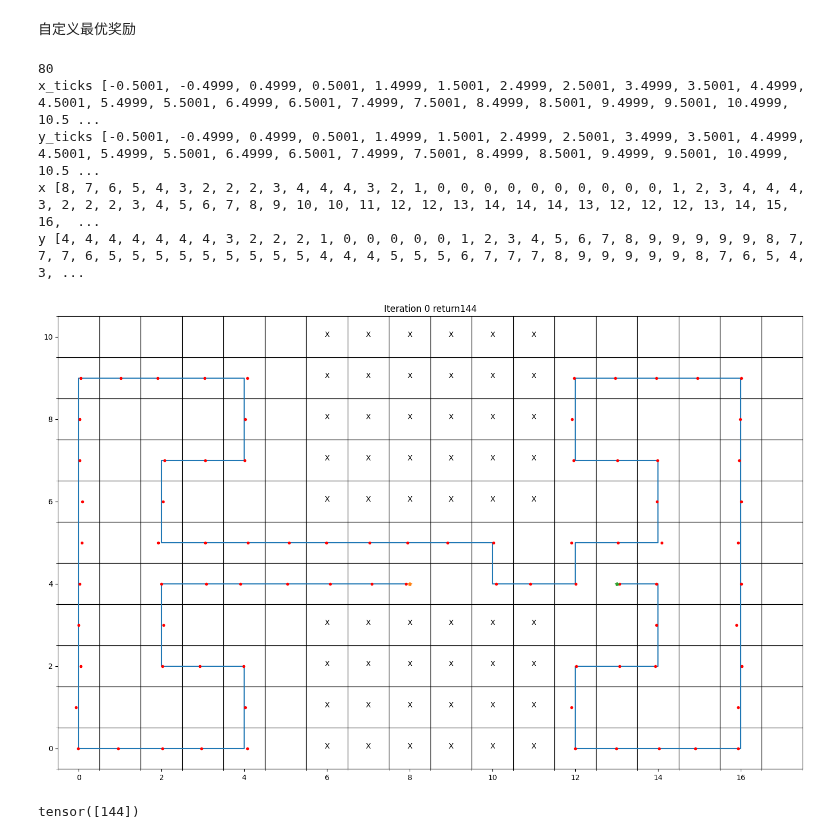
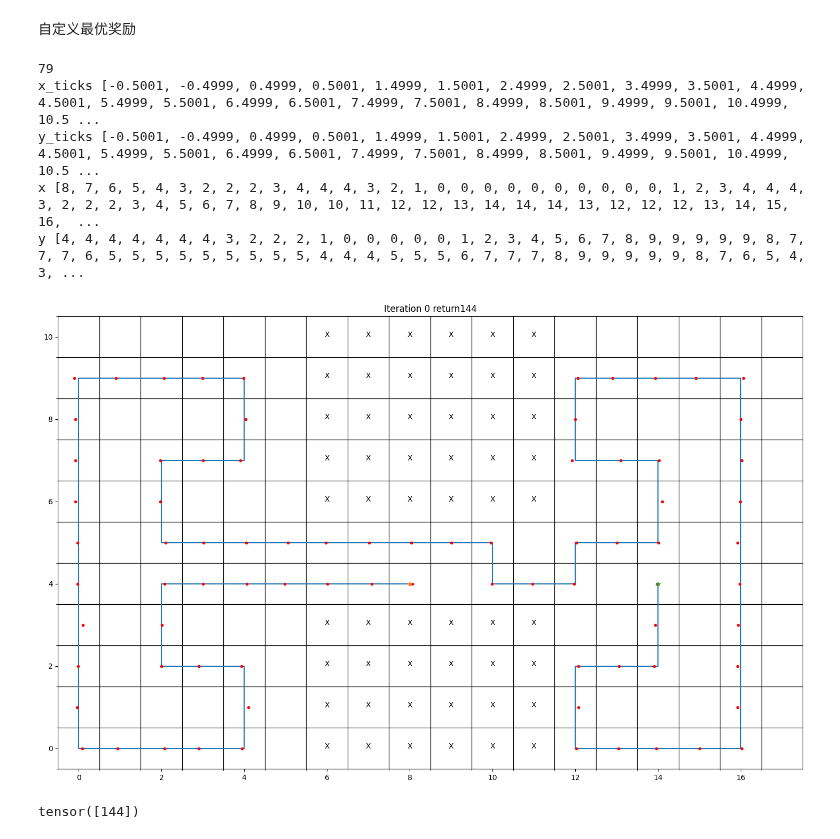
Before and after one commit to zjut-zhy/non-additive-RL, a Jupyter notebook: test_2.ipynb, the cells around one changed output. Cells and saved outputs as stored; diff of their text form; code cells hidden in the pictures.

```diff
--- a/test_2.ipynb
+++ b/test_2.ipynb
@@ -216,21 +216,21 @@ y [4, 4, 4, 4, 4, 3, 3, 3, 4, 5, 6, 6, 7, 7, 8, 9, 9, 9, 9, 9, 8, 7, 6, 5, 4, 3,
 # %% [markdown]
 自定义最优奖励
 # %%
-state = [80,79,78,77,76,75,74,56,38,39,40,22,4,3,2,1,0,18,36,54,72,90,108,126,144,162,163,164,165,166,148,130,129,128,110,92,93,94,95,96,97,98,99,100,82,83,84,102,103,104,122,140,139,138,156,174,175,176,177,178,160,142,124,106,88,70,52,34,16,15,14,13,12,30,48,49,50,68,86,85]
+state = [80,79,78,77,76,75,74,56,38,39,40,22,4,3,2,1,0,18,36,54,72,90,108,126,144,162,163,164,165,166,148,130,129,128,110,92,93,94,95,96,97,98,99,100,82,83,84,102,103,104,122,140,139,138,156,174,175,176,177,178,160,142,124,106,88,70,52,34,16,15,14,13,12,30,48,49,50,68,86]
 mat_state = [torch.tensor([state_i]) for state_i in state]
 max_return = env.weighted_traj_return(mat_state, type=params["alg"]["type"])
 print(len(state))
 path = create_path_with_timesteps(mat_state)
 visu = Visu(env_params=params["env"])
 visu.path_return(max_return.item())
 visu.visu_path(path,env.Hori_ActionTransitionMatrix)
 # %% [output]
-80
+79
 x_ticks [-0.5001, -0.4999, 0.4999, 0.5001, 1.4999, 1.5001, 2.4999, 2.5001, 3.4999, 3.5001, 4.4999, 4.5001, 5.4999, 5.5001, 6.4999, 6.5001, 7.4999, 7.5001, 8.4999, 8.5001, 9.4999, 9.5001, 10.4999, 10.5 ...
 y_ticks [-0.5001, -0.4999, 0.4999, 0.5001, 1.4999, 1.5001, 2.4999, 2.5001, 3.4999, 3.5001, 4.4999, 4.5001, 5.4999, 5.5001, 6.4999, 6.5001, 7.4999, 7.5001, 8.4999, 8.5001, 9.4999, 9.5001, 10.4999, 10.5 ...
 x [8, 7, 6, 5, 4, 3, 2, 2, 2, 3, 4, 4, 4, 3, 2, 1, 0, 0, 0, 0, 0, 0, 0, 0, 0, 0, 1, 2, 3, 4, 4, 4, 3, 2, 2, 2, 3, 4, 5, 6, 7, 8, 9, 10, 10, 11, 12, 12, 13, 14, 14, 14, 13, 12, 12, 12, 13, 14, 15, 16,  ...
 y [4, 4, 4, 4, 4, 4, 4, 3, 2, 2, 2, 1, 0, 0, 0, 0, 0, 1, 2, 3, 4, 5, 6, 7, 8, 9, 9, 9, 9, 9, 8, 7, 7, 7, 6, 5, 5, 5, 5, 5, 5, 5, 5, 5, 4, 4, 4, 5, 5, 5, 6, 7, 7, 7, 8, 9, 9, 9, 9, 9, 8, 7, 6, 5, 4, 3, ...
-[figure, old version]
+[figure, new version]
 # %%
 mat_state = [torch.tensor([state_i]) for state_i in state]
 env.weighted_traj_return(mat_state, type=params["alg"]["type"])
```
Also changed, not shown: parts of 4 cells of this notebook, 4 other files.
